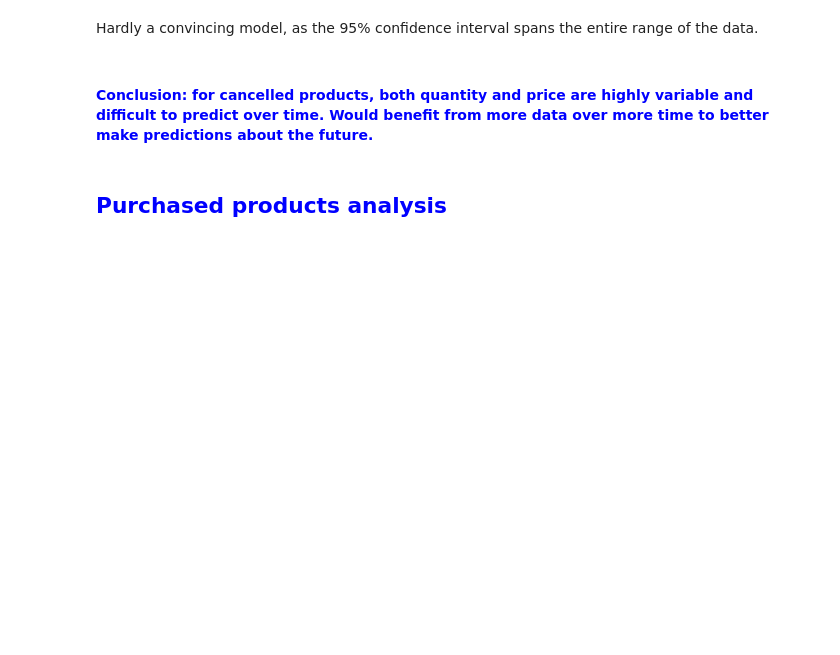
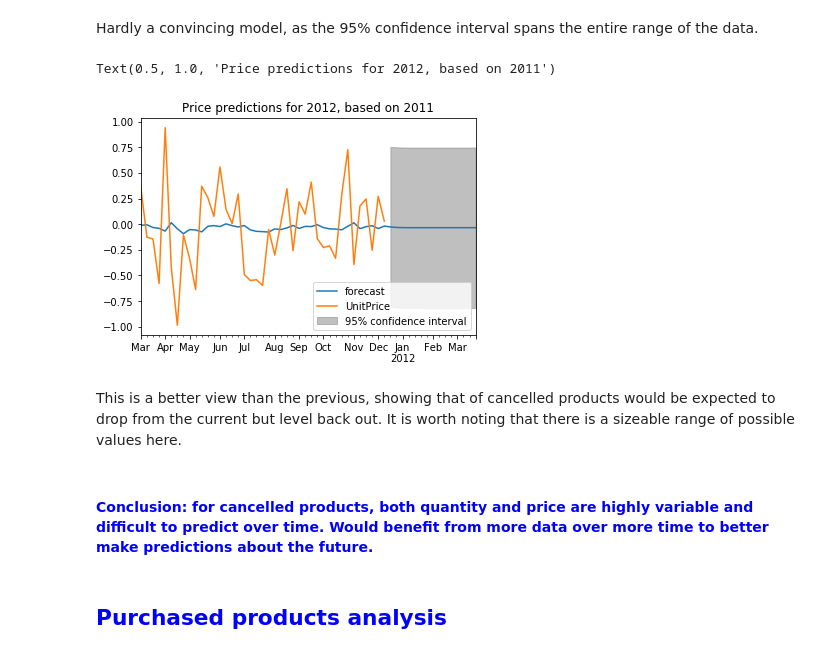
Before and after one commit to bhan-ds/Springboard-other-projects, a Jupyter notebook: capstone-2/Capstone 2.ipynb, the cells around one changed output. Cells and saved outputs as stored; diff of their text form; code cells hidden in the pictures; blank space fills up the shorter version.

```diff
--- a/capstone-2/Capstone 2.ipynb
+++ b/capstone-2/Capstone 2.ipynb
@@ -1503,5 +1510,14 @@ Text(0.5, 1.0, 'Price predictions for 2012, based on 2011')
 # %% [markdown]
 Hardly a convincing model, as the 95% confidence interval spans the entire range of the data.
+# %%
+#using 56 as we have 12 months of data  (52 weeks), and I would like to predict the next 4 weeks (52+4=56 total weeks)
+results.plot_predict(1,56)
+plt.title("Price predictions for 2012, based on 2011")
+# %% [output]
+Text(0.5, 1.0, 'Price predictions for 2012, based on 2011')
+[figure, added]
+# %% [markdown]
+This is a better view than the previous, showing that of cancelled products would be expected to drop from the current but level back out. It is worth noting that there is a sizeable range of possible values here.
 # %% [markdown]
 #### <span style='color:Blue'> Conclusion: for cancelled products, both quantity and price are highly variable and difficult to predict over time. Would benefit from more data over more time to better make predictions about the future.  </span>
 # %% [markdown]
```
Also changed, not shown: parts of 30 cells of this notebook.
